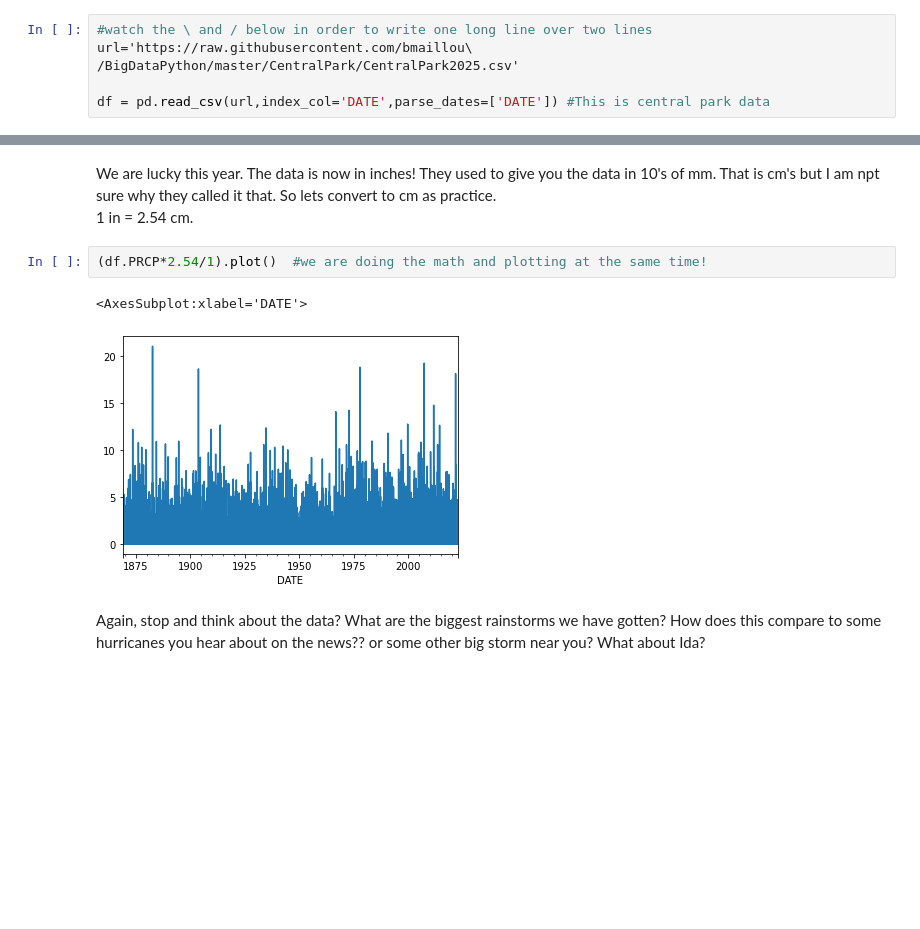
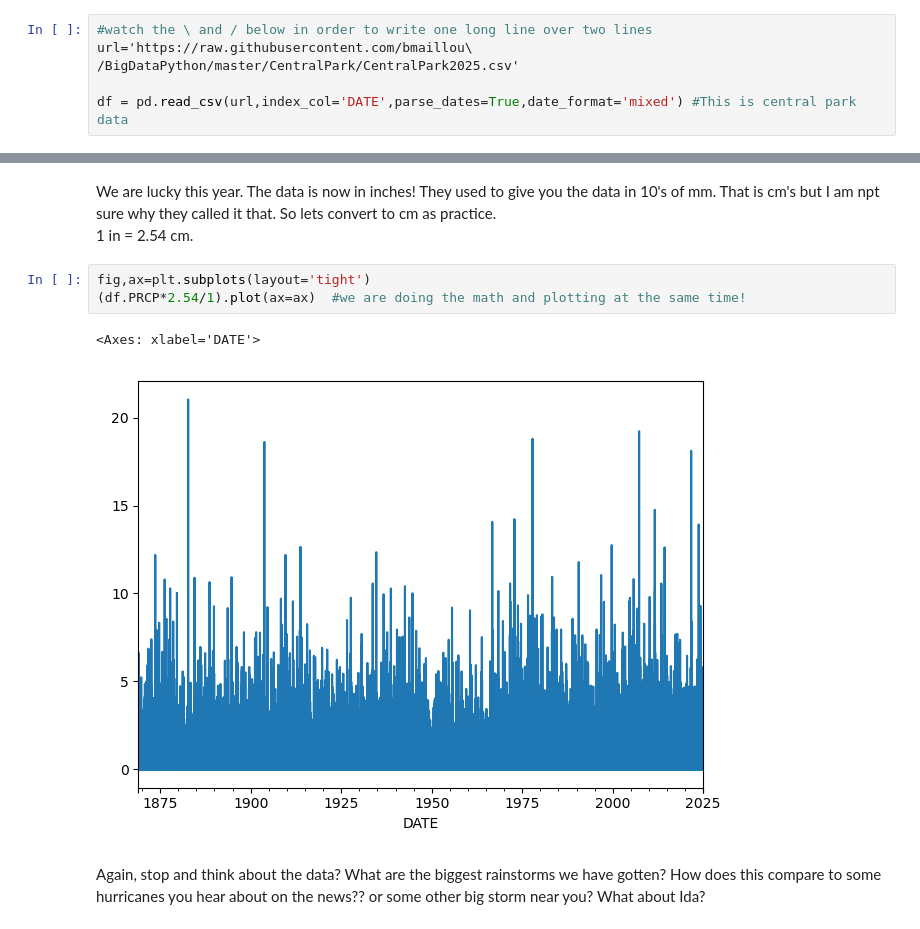
Before and after one commit to bmaillou/BigDataPython, a Jupyter notebook: CentralPark/Central_Park_Class_1.ipynb, the cells around one changed output, grey strips where cells are left out. Cells and saved outputs as stored; diff of their text form; blank space fills up the shorter version.

```diff
--- a/CentralPark/Central_Park_Class_1.ipynb
+++ b/CentralPark/Central_Park_Class_1.ipynb
@@ -40,7 +65,7 @@ This is the cool part.  We don't need to get it.  We can just link it below.  Bu
 url='https://raw.githubusercontent.com/bmaillou\
 /BigDataPython/master/CentralPark/CentralPark2025.csv'
 
-df = pd.read_csv(url,index_col='DATE',parse_dates=['DATE']) #This is central park data
+df = pd.read_csv(url,index_col='DATE',parse_dates=True,date_format='mixed') #This is central park data
 # %% [markdown]
 Now the data is in the computer as df.  You could just type df to see it. I typed df.head() to see the first 5 rows.  Type df.tail() to see the last 5.
 # %%
@@ -132,10 +159,11 @@ Name: PRCP, dtype: float64
 We are lucky this year.  The data is now in inches!  They used to give you the data in 10's of mm.  That is cm's but I am npt sure why they called it that.  So lets convert to cm as practice.
 1 in = 2.54 cm.
 # %%
-(df.PRCP*2.54/1).plot()  #we are doing the math and plotting at the same time!
+fig,ax=plt.subplots(layout='tight')
+(df.PRCP*2.54/1).plot(ax=ax)  #we are doing the math and plotting at the same time!
 # %% [output]
-<AxesSubplot:xlabel='DATE'>
+<Axes: xlabel='DATE'>
-[figure, old version]
+[figure, new version]
 # %% [markdown]
 Again, stop and think about the data?  What are the biggest rainstorms we have gotten?  How does this compare to some hurricanes you hear about on the news?? or some other big storm near you? What about Ida?
 # %% [markdown]
```
Also changed, not shown: parts of 26 cells of this notebook, 1 other file.
